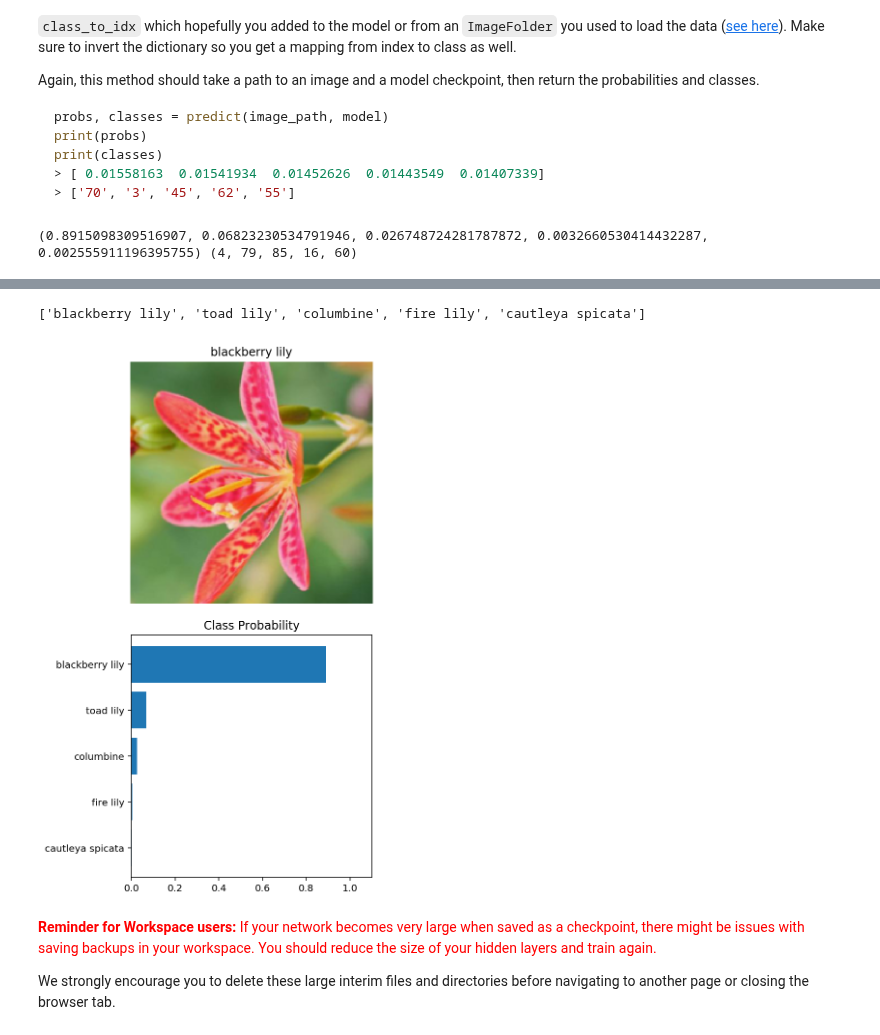
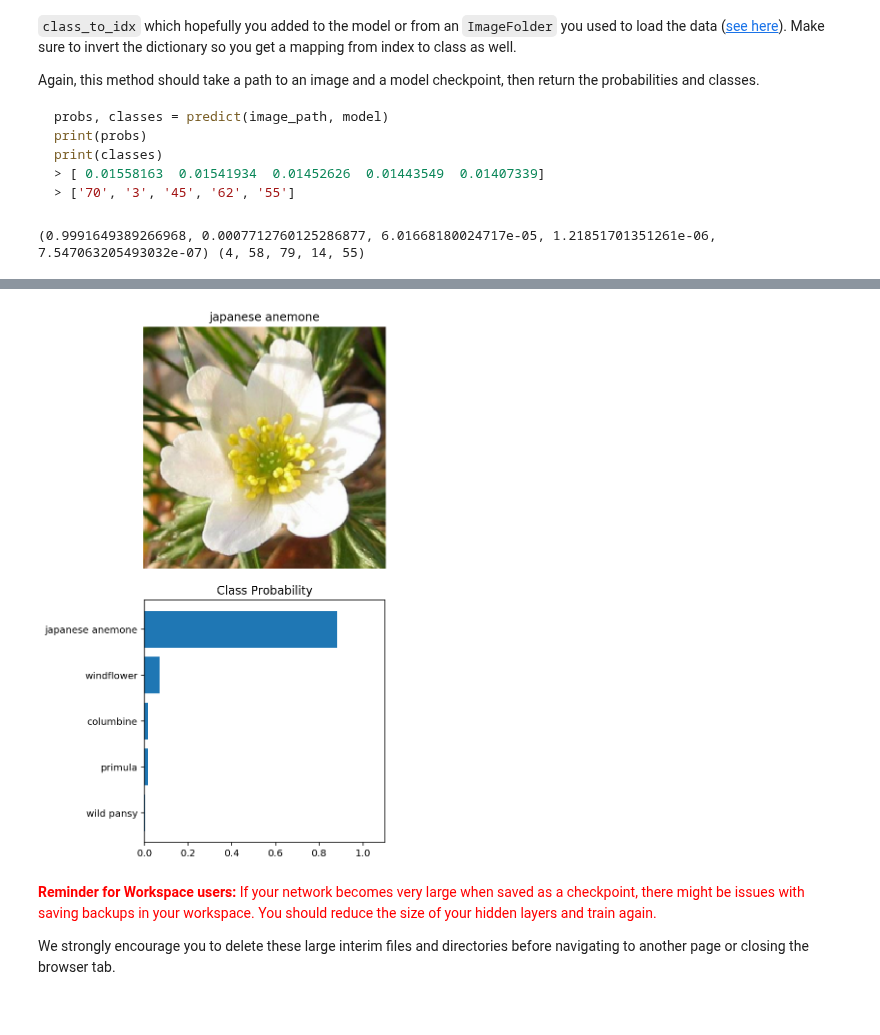
Before and after one commit to Diodak92/Image-Classifier, a Jupyter notebook: ImageClassifierProject.ipynb, the cells around one changed output, grey strips where cells are left out. Cells and saved outputs as stored; diff of their text form; code cells hidden in the pictures.

```diff
--- a/ImageClassifierProject.ipynb
+++ b/ImageClassifierProject.ipynb
@@ -423,8 +451,8 @@ def process_image(image):
                                            transforms.CenterCrop(224),
                                            transforms.ToTensor(),
                                            transforms.Normalize([0.485, 0.456, 0.406], [0.229, 0.224, 0.225])])
-        im_tensor = im_transform(im)
-        im_tensor = torch.transpose(im_tensor, 1, 2)
+
+        im_tensor = torch.transpose(im_transform(im), 1, 1)
         return np.array(im_tensor)
 # %%
 sample_image = process_image('flowers/test/102/image_08015.jpg')
@@ -487,7 +516,7 @@ def predict(image_path, model, topk=5):
     # adjust tensor dimentions
     image = torch.unsqueeze(image, 0)
     # move tensor to cpu or gpu
-    image = image.to(device)
+    image = image.to(device = 'cuda' if torch.cuda.is_available() else 'cpu')
     with torch.no_grad():
         # set model in evaluation mode
         model.eval()
@@ -501,7 +530,7 @@ def predict(image_path, model, topk=5):
 top_p, top_class = predict('flowers/test/102/image_08015.jpg', my_model)
 print(top_p, top_class)
 # %% [output]
-(0.8915098309516907, 0.06823230534791946, 0.026748724281787872, 0.0032660530414432287, 0.002555911196395755) (4, 79, 85, 16, 60)
+(0.9991649389266968, 0.0007712760125286877, 6.01668180024717e-05, 1.21851701351261e-06, 7.547063205493032e-07) (4, 58, 79, 14, 55)
 # %%
 idx_to_class = {i:k for k, i in class_to_idx.items()}
 # labels mapping
@@ -519,32 +548,38 @@ Now that you can use a trained model for predictions, check to make sure it make
 You can convert from the class integer encoding to actual flower names with the `cat_to_name.json` file (should have been loaded earlier in the notebook). To show a PyTorch tensor as an image, use the `imshow` function defined above.
 # %%
 # TODO: Display an image along with the top 5 classes
-test_image_path = 'flowers/test/102/image_08015.jpg'
+
+#test_image_path = 'flowers/test/102/image_08015.jpg'
+test_image_path = 'flowers/test/69/image_05959.jpg'
+#test_image_path = 'flowers/test/18/image_04292.jpg'
+#test_image_path = 'flowers/test/7/image_07219.jpg'
+
 test_image = process_image(test_image_path)
 test_top_p, test_top_class = predict(test_image_path, my_model)
 
-flowers_labels = [cat_to_name[idx_to_class[top_class[i]]] for i in range(len(test_top_class))]
-print(flowers_labels)
+# get top model labels
+flowers_labels = [cat_to_name[idx_to_class[test_top_class[i]]] for i in range(len(test_top_class))]
+#print(flowers_labels)
 
+# plot image and top model classes
 fig, (ax1, ax2) = plt.subplots(nrows=2, figsize=(8,8))
 fig.tight_layout()
 
-ax1.set_title(cat_to_name[idx_to_class[top_class[0]]])
+ax1.set_title(cat_to_name[idx_to_class[test_top_class[0]]])
 ax1.axis('off')
 imshow(test_image, ax1)
 
 y_pos = np.arange(len(test_top_class))
 ax2.barh(y_pos, test_top_p)
 ax2.set_yticks(y_pos)
 ax2.set_yticklabels(flowers_labels)
 ax2.set_aspect(0.21)
 ax2.set_title('Class Probability')
 ax2.set_xlim(0, 1.1)
 ax2.invert_yaxis()
 plt.show()
 # %% [output]
-['blackberry lily', 'toad lily', 'columbine', 'fire lily', 'cautleya spicata']
-[figure, old version]
+[figure, new version]
 # %% [markdown]
 <font color='red'>**Reminder for Workspace users:** If your network becomes very large when saved as a checkpoint, there might be issues with saving backups in your workspace. You should reduce the size of your hidden layers and train again.
 
```
Also changed, not shown: parts of 17 cells of this notebook.
